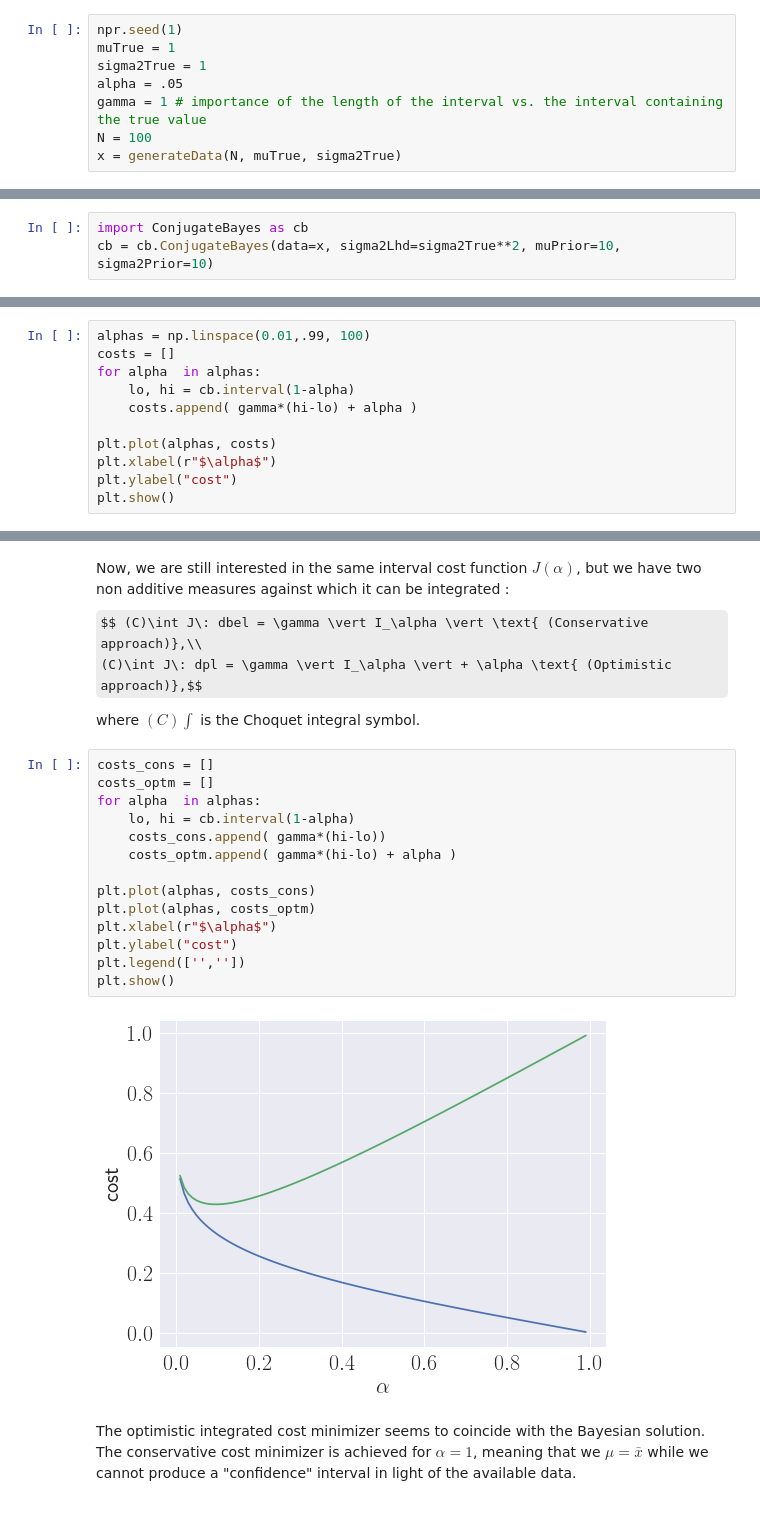
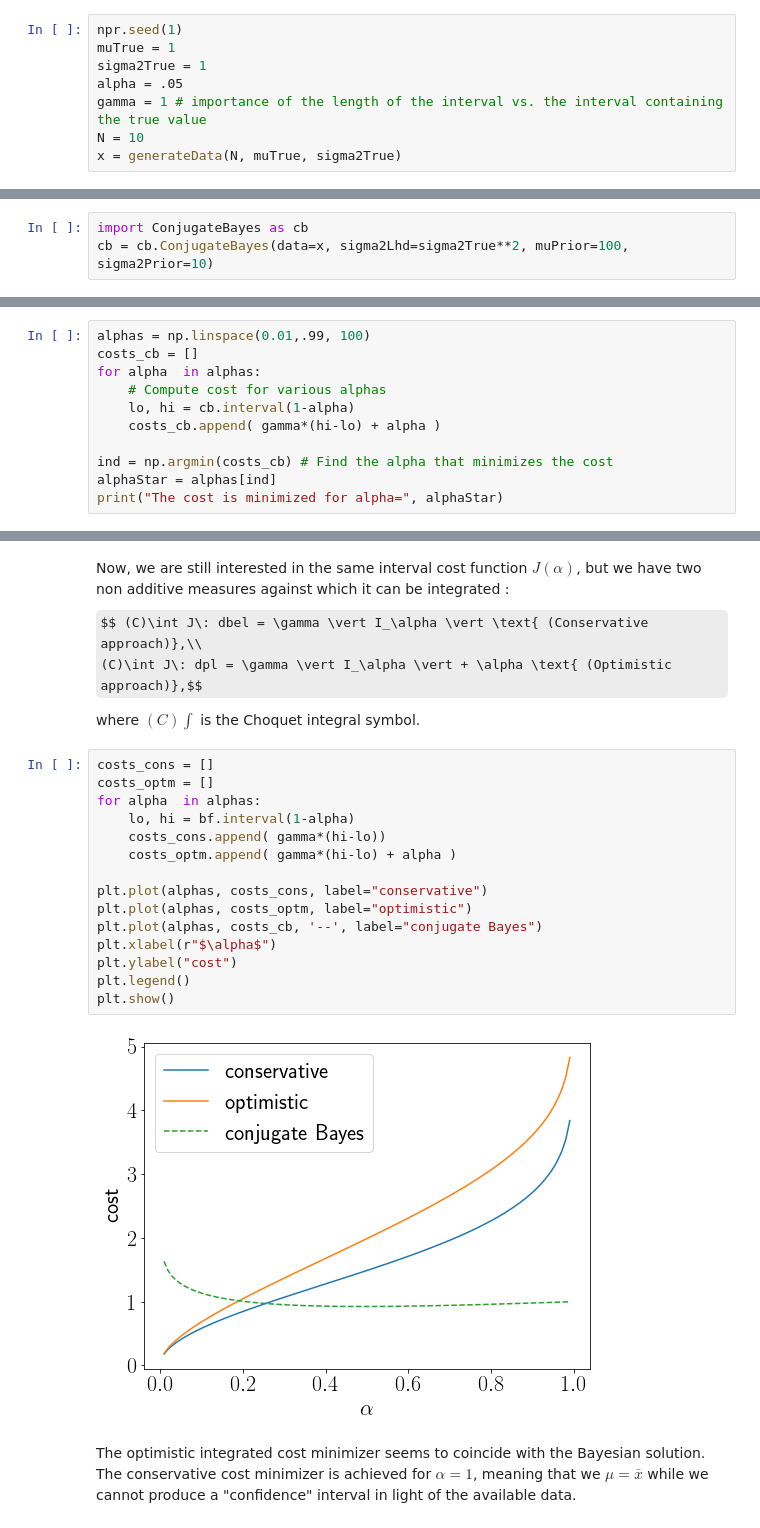
Before and after one commit to rbardenet/subjective-fits, a Jupyter notebook: tutorial_notebook/tutorial.ipynb, the cells around one changed output, grey strips where cells are left out. Cells and saved outputs as stored; diff of their text form; some formulas as TeX source.

```diff
--- a/tutorial_notebook/tutorial.ipynb
+++ b/tutorial_notebook/tutorial.ipynb
@@ -39,7 +35,7 @@ muTrue = 1
 sigma2True = 1
 alpha = .05
 gamma = 1 # importance of the length of the interval vs. the interval containing the true value
-N = 100
+N = 10
 x = generateData(N, muTrue, sigma2True)
 # %%
 plt.hist(x)
@@ -62,7 +58,7 @@ $$J \left (\alpha \right) = \gamma \vert I_\alpha\vert + 1_{\theta\notin I_\alph
 The first term penalizes the interval width, i.e. the precision of the piece of information $\mu \in I_\alpha$. The second term penalizes the inability of $I_\alpha$ to contain $\mu$. Finally $\gamma$ is a usual tradeoff hyper that regulates the relative strengths of both terms.
 # %%
 import ConjugateBayes as cb
-cb = cb.ConjugateBayes(data=x, sigma2Lhd=sigma2True**2, muPrior=10, sigma2Prior=10)
+cb = cb.ConjugateBayes(data=x, sigma2Lhd=sigma2True**2, muPrior=100, sigma2Prior=10)
 # %%
 #Each approaches should be implemented in one class, in a separate python file. Each approach should have the following two methods:
 print(cb.estimate()) # yields a point estimate, here the posterior mean
@@ -75,13 +71,13 @@ Now among centered intervals, I want to pick the one with the best integrated co
 $$\int \left(\gamma \vert I_\alpha\vert + 1_{\theta\notin I_\alpha}\right) p(\theta\vert x)d\theta = \gamma \vert I_\alpha\vert + \alpha$$
 # %%
 alphas = np.linspace(0.01,.99, 100)
-costs = []
+costs_cb = []
 for alpha  in alphas:
+    # Compute cost for various alphas
     lo, hi = cb.interval(1-alpha)
-    costs.append( gamma*(hi-lo) + alpha )
+    costs_cb.append( gamma*(hi-lo) + alpha )
 
-plt.plot(alphas, costs)
-plt.xlabel(r"$\alpha$")
-plt.ylabel("cost")
-plt.show()
+ind = np.argmin(costs_cb) # Find the alpha that minimizes the cost
+alphaStar = alphas[ind]
+print("The cost is minimized for alpha=", alphaStar)
 # %% [output]
@@ -116,18 +121,19 @@ print(cb.interval(1-alpha))
 # %%
 costs_cons = []
 costs_optm = []
 for alpha  in alphas:
-    lo, hi = cb.interval(1-alpha)
+    lo, hi = bf.interval(1-alpha)
     costs_cons.append( gamma*(hi-lo))
     costs_optm.append( gamma*(hi-lo) + alpha )
 
-plt.plot(alphas, costs_cons)
-plt.plot(alphas, costs_optm)
+plt.plot(alphas, costs_cons, label="conservative")
+plt.plot(alphas, costs_optm, label="optimistic")
+plt.plot(alphas, costs_cb, '--', label="conjugate Bayes")
 plt.xlabel(r"$\alpha$")
 plt.ylabel("cost")
-plt.legend(['',''])
+plt.legend()
 plt.show()
 # %% [output]
-[figure, old version]
+[figure, new version]
 # %% [markdown]
 The optimistic integrated cost minimizer seems to coincide with the Bayesian solution. The conservative cost minimizer is achieved for $\alpha=1$, meaning that we $\mu = \bar{x}$ while we cannot produce a "confidence" interval in light of the available data.
```
Also changed, not shown: parts of 6 cells of this notebook.
